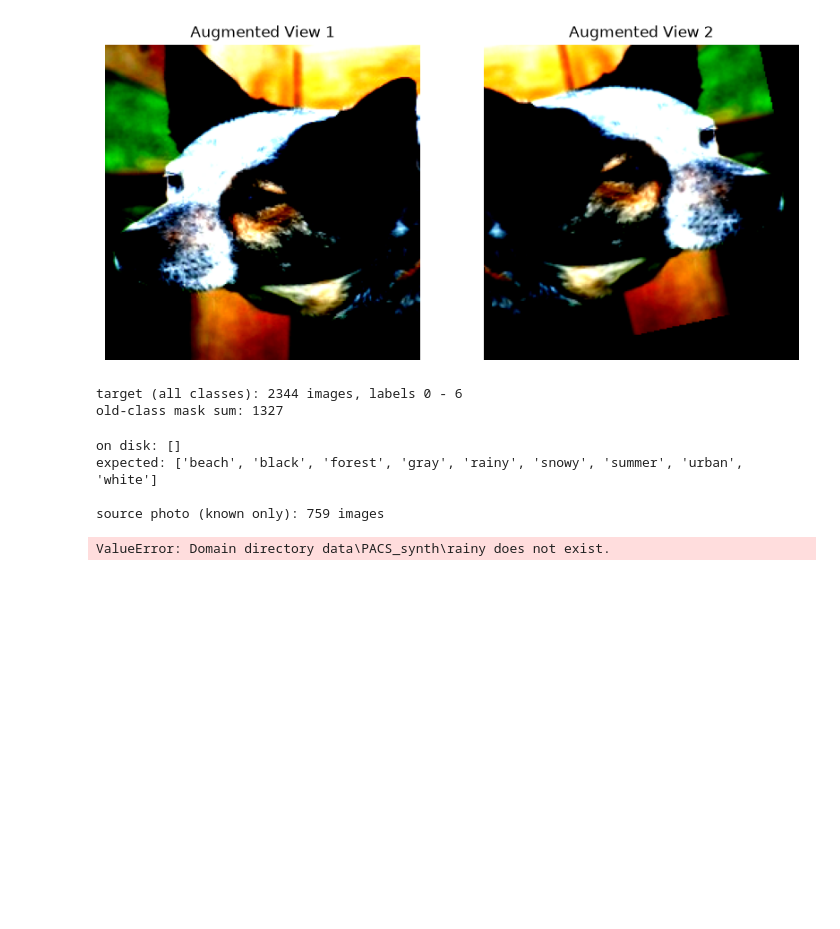
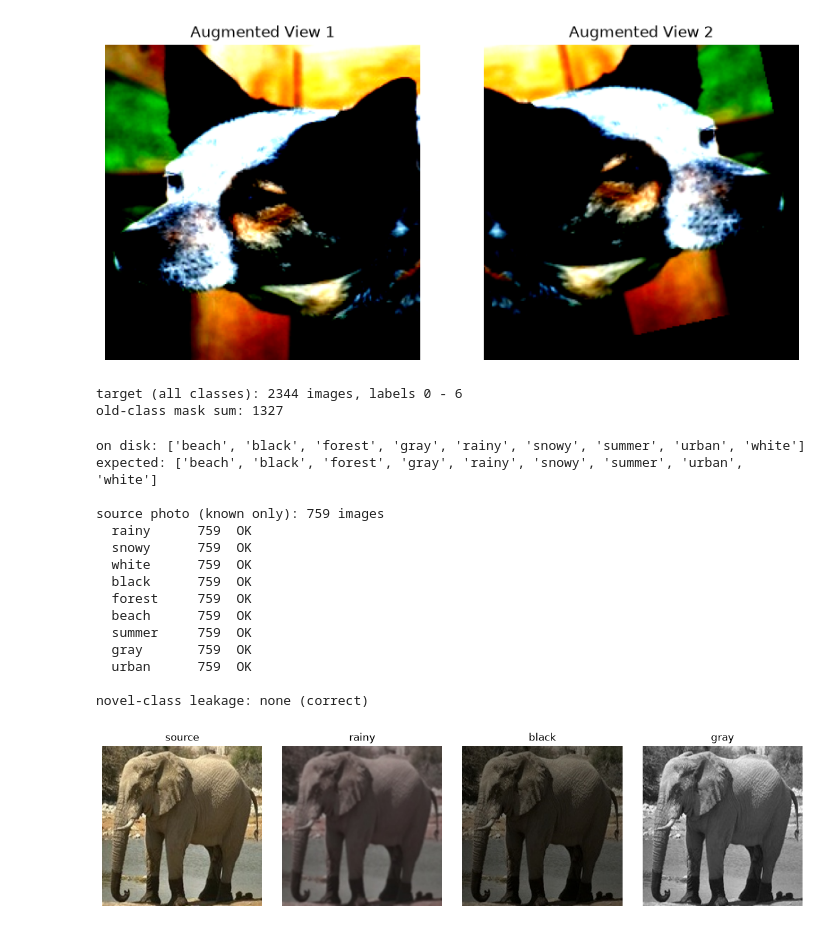
Before and after one commit to Borhanxj/dg2cd-net, a Jupyter notebook: tests.ipynb, the cells around one changed output. Saved outputs shown, nothing was run; the diff lists cells and outputs as text; code cells hidden in the pictures; blank space fills up the shorter version.

```diff
--- a/tests.ipynb
+++ b/tests.ipynb
@@ -402,33 +402,44 @@ src = PACSDataset(cfg.dataset.root, cfg.dataset.source, known)
 print(f"\nsource {cfg.dataset.source} (known only): {len(src)} images")
 
 for name in list(cfg.synthetic.train_domains) + list(cfg.synthetic.valid_domains):
     ds = PACSDataset(cfg.synthetic.cache_dir, name, known)
     flag = "OK" if len(ds) == len(src) else "MISMATCH"
     print(f"  {name:<8} {len(ds):>5}  {flag}")
 
 # Novel classes must be absent from every synthetic domain.
 from pathlib import Path
 leaked = [
     f"{d.name}/{c}"
     for d in Path(cfg.synthetic.cache_dir).iterdir() if d.is_dir()
     for c in novel if (d / c).exists()
 ]
 print("\nnovel-class leakage:", leaked or "none (correct)")
 
 # Eyeball two domains against the original.
 import matplotlib.pyplot as plt
 from PIL import Image
 fig, axes = plt.subplots(1, 4, figsize=(12, 3))
-orig_path = src.samples[0][0]
+orig_path = src.samples[200][0]
 axes[0].imshow(Image.open(orig_path)); axes[0].set_title("source")
 for ax, name in zip(axes[1:], ["rainy", "black", "gray"]):
     p = Path(cfg.synthetic.cache_dir) / name / orig_path.parent.name / f"{orig_path.stem}.jpg"
     ax.imshow(Image.open(p)); ax.set_title(name)
 for ax in axes: ax.axis("off")
 plt.tight_layout(); plt.show()
 # %% [output]
-on disk: []
+on disk: ['beach', 'black', 'forest', 'gray', 'rainy', 'snowy', 'summer', 'urban', 'white']
 expected: ['beach', 'black', 'forest', 'gray', 'rainy', 'snowy', 'summer', 'urban', 'white']
 
 source photo (known only): 759 images
+  rainy      759  OK
+  snowy      759  OK
+  white      759  OK
+  black      759  OK
+  forest     759  OK
+  beach      759  OK
+  summer     759  OK
+  gray       759  OK
+  urban      759  OK
+
+novel-class leakage: none (correct)
-ValueError: Domain directory data\PACS_synth\rainy does not exist.
+[figure, added]
```
Also changed, not shown: parts of 1 cell of this notebook, 2 other files.
